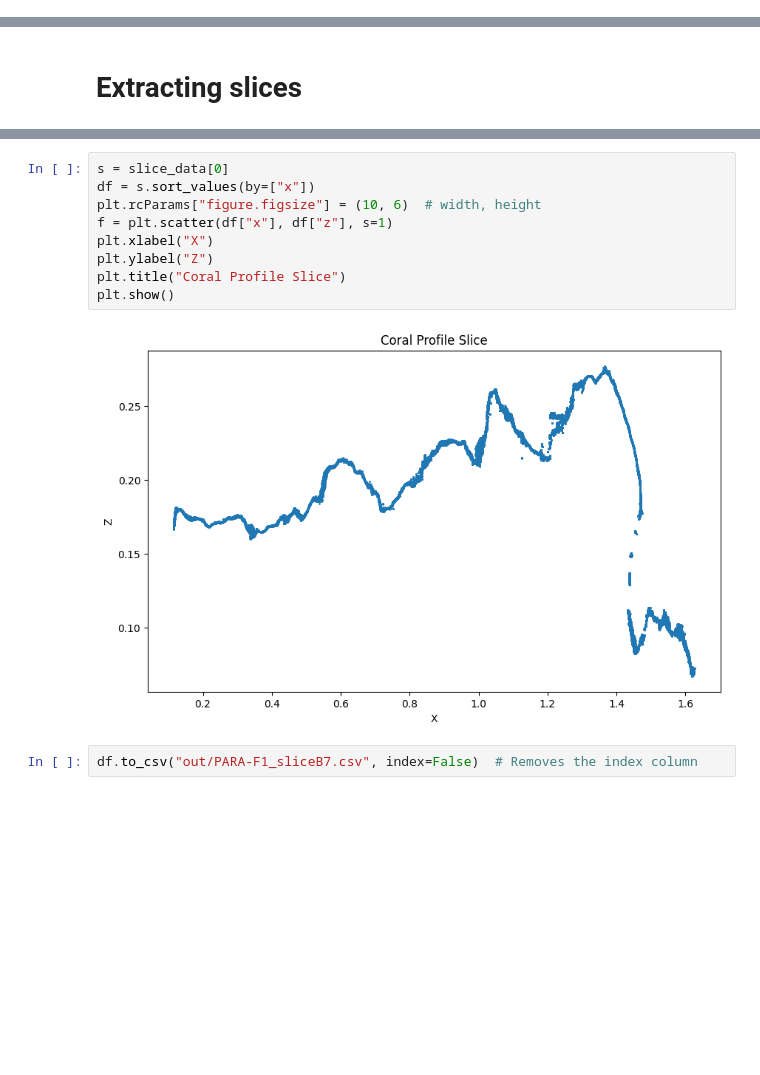
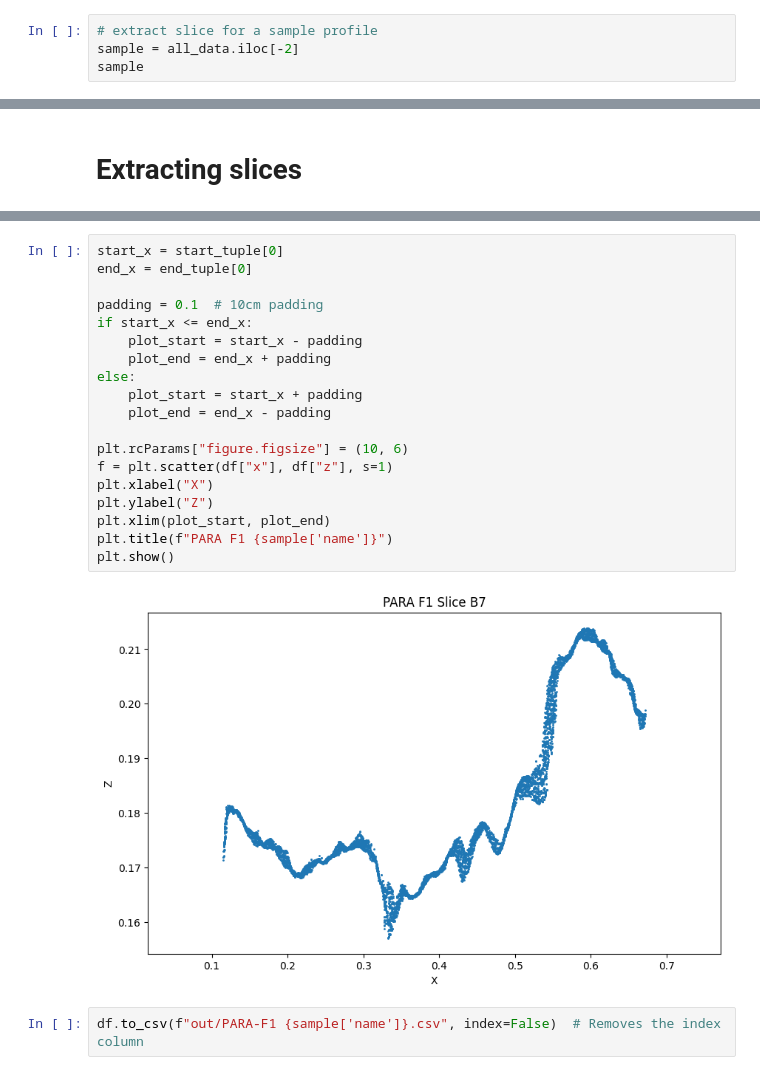
Before and after one commit to RohanGautam/coral_slice_extraction, a Jupyter notebook: coral_slice.ipynb, the cells around one changed output, grey strips where cells are left out. Drawn from its saved outputs; the diff is of its cells as text; blank space fills up the shorter version.

```diff
--- a/coral_slice.ipynb
+++ b/coral_slice.ipynb
@@ -44,0 +86,4 @@ def get_dimensions(point_cloud: o3d.geometry.PointCloud) -> Tuple[int, int, int]
+# %%
+# extract slice for a sample profile
+sample = all_data.iloc[-2]
+sample
@@ -107,13 +137,23 @@ done
 # %%
-s = slice_data[0]
-df = s.sort_values(by=["x"])
-plt.rcParams["figure.figsize"] = (10, 6)  # width, height
+start_x = start_tuple[0]
+end_x = end_tuple[0]
+
+padding = 0.1  # 10cm padding
+if start_x <= end_x:
+    plot_start = start_x - padding
+    plot_end = end_x + padding
+else:
+    plot_start = start_x + padding
+    plot_end = end_x - padding
+
+plt.rcParams["figure.figsize"] = (10, 6)
 f = plt.scatter(df["x"], df["z"], s=1)
 plt.xlabel("X")
 plt.ylabel("Z")
-plt.title("Coral Profile Slice")
+plt.xlim(plot_start, plot_end)
+plt.title(f"PARA F1 {sample['name']}")
 plt.show()
 # %% [output]
-[figure, old version]
+[figure, new version]
 # %%
-df.to_csv("out/PARA-F1_sliceB7.csv", index=False)  # Removes the index column
+df.to_csv(f"out/PARA-F1 {sample['name']}.csv", index=False)  # Removes the index column
```
Also changed, not shown: parts of 9 cells of this notebook.
